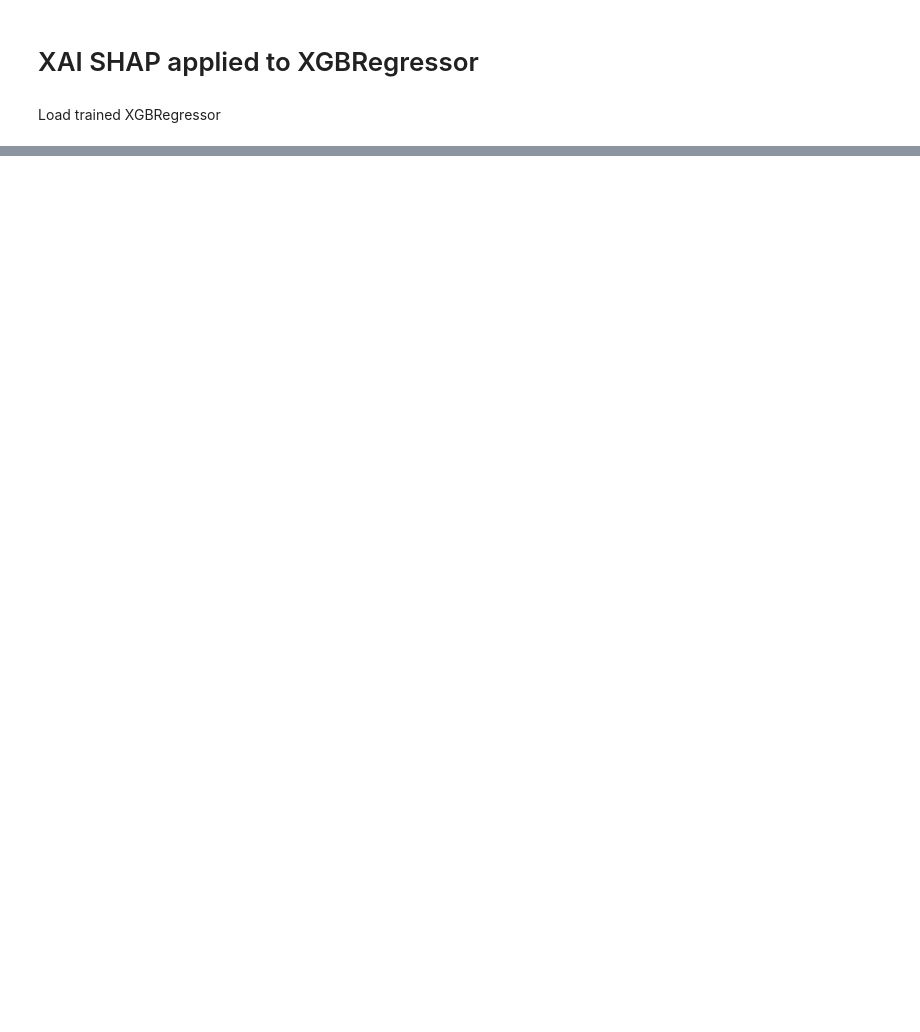
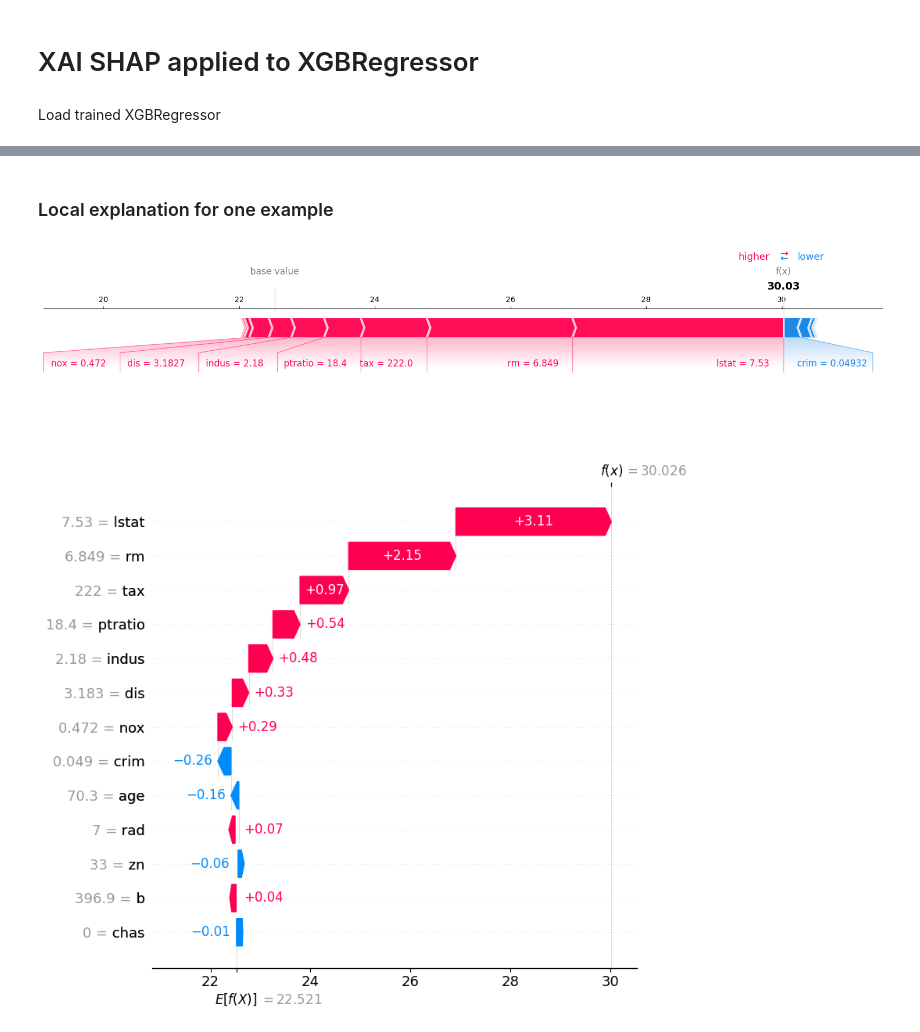
Before and after one commit to Shushunya/FAA-P2, a Jupyter notebook: notebooks/xai/xgb_shap.ipynb, the cells around one changed output, grey strips where cells are left out. Cells and saved outputs as stored; diff of their text form; code cells hidden in the pictures; blank space fills up the shorter version.

```diff
--- a/notebooks/xai/xgb_shap.ipynb
+++ b/notebooks/xai/xgb_shap.ipynb
@@ -89,0 +103,27 @@ SHAP values shape: (102, 13)
+# %% [markdown]
+### Local explanation for one example
+# %%
+# 4) local explanation for one example
+i = 0  # change index to inspect another test point
+x_row = X_test_small.iloc[i]
+
+# force plot
+shap.force_plot(
+    explainer.expected_value,
+    shap_values[i],
+    x_row,
+    matplotlib=True,
+)
+plt.show()
+
+# waterfall plot (static)
+sv = shap.Explanation(
+    values=shap_values[i],
+    base_values=explainer.expected_value,
+    data=x_row.values,
+    feature_names=X_test_small.columns,
+)
+shap.plots.waterfall(sv, max_display=14)
+# %% [output]
+[figure, added]
+[figure, added]
```
Also changed, not shown: parts of 11 cells of this notebook, 1 other file.
